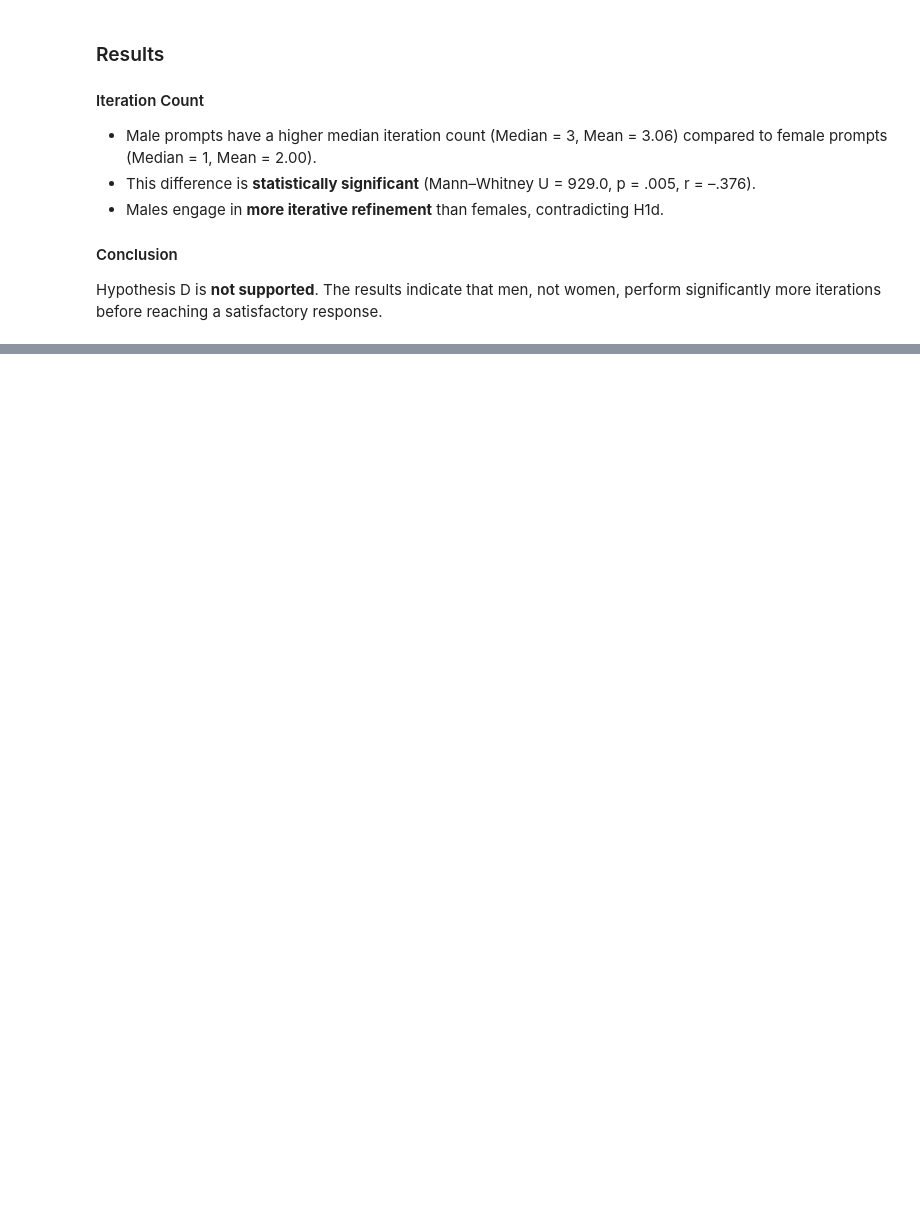
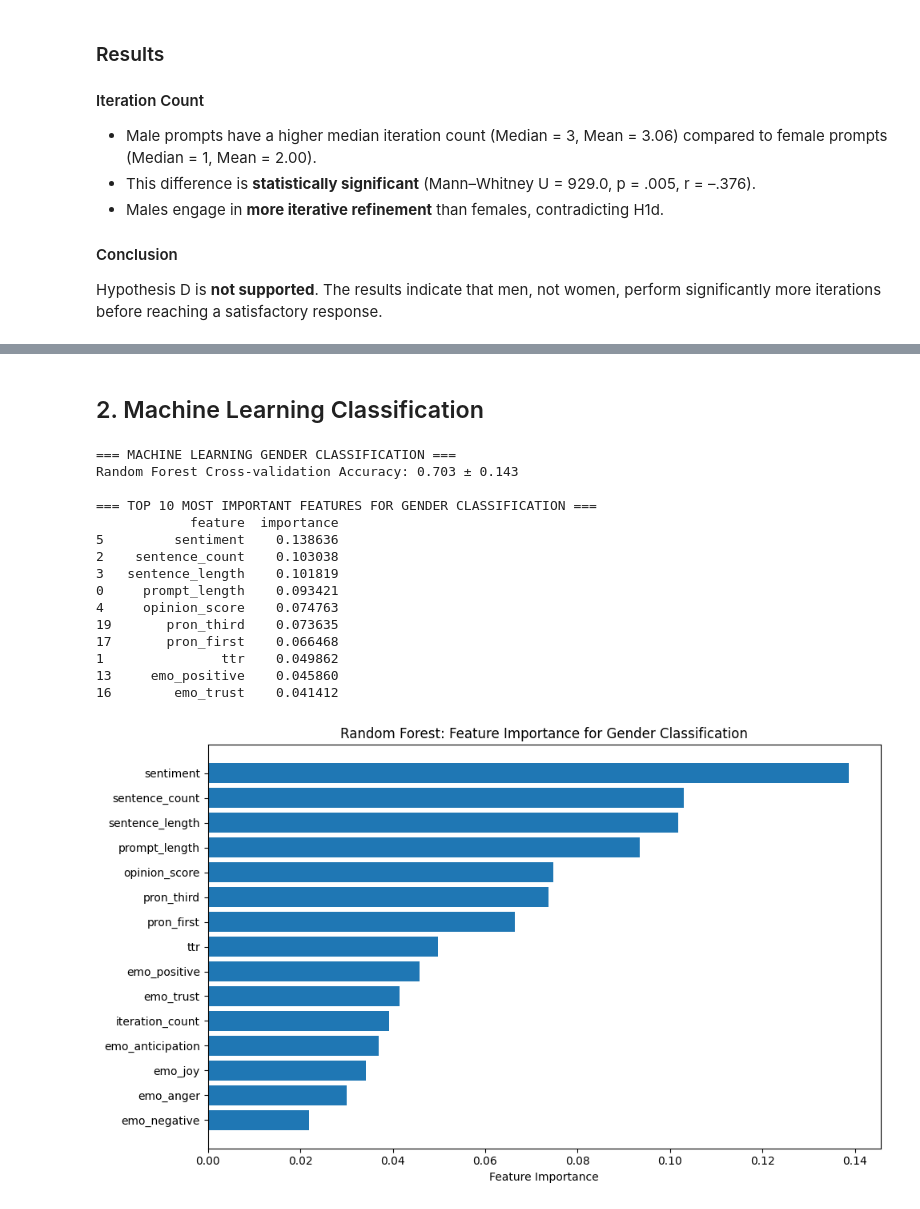
Before and after one commit to AlizaRK/hmi-ai-prompting, a Jupyter notebook: data-analysis/analysis_basics.ipynb, the cells around one changed output, grey strips where cells are left out. Saved outputs shown, nothing was run; the diff lists cells and outputs as text; code cells hidden in the pictures; blank space fills up the shorter version.

```diff
--- a/data-analysis/analysis_basics.ipynb
+++ b/data-analysis/analysis_basics.ipynb
@@ -884,0 +958,8 @@ Hypothesis D is **not supported**. The results indicate that men, not women, per
+# %%
+personality_clean = personality_test.merge(
+    final_participants[['id', 'email_norm']],
+    left_on='participant_id',
+    right_on='id',
+    how='inner'
+)
+personality_clean.tail()
@@ -884,0 +975,5 @@ Hypothesis D is **not supported**. The results indicate that men, not women, per
+# %%
+grouped_conversations = grouped_conversations.merge(
+personality_clean, on='participant_id', how='left'
+)
+grouped_conversations.tail()
@@ -884,0 +1288,55 @@ Hypothesis D is **not supported**. The results indicate that men, not women, per
+# %% [markdown]
+## 2. Machine Learning Classification
+# %%
+# Prepare data for classification
+ml_features = available_features.copy()
+ml_data = grouped_conversations[ml_features + ['gender']].dropna()
+if len(ml_data) > 20:  # Minimum sample size for meaningful ML
+    X = ml_data[ml_features]
+    y = ml_data['gender']
+    # Random Forest Classifier
+    rf_classifier = RandomForestClassifier(n_estimators=100, random_state=42)
+
+    # Cross-validation scores
+    cv_scores = cross_val_score(rf_classifier, X, y, cv=5, scoring='accuracy')
+
+    print(f"\n=== MACHINE LEARNING GENDER CLASSIFICATION ===")
+    print(f"Random Forest Cross-validation Accuracy: {cv_scores.mean():.3f} ± {cv_scores.std():.3f}")
+
+    # Fit model to get feature importance
+    rf_classifier.fit(X, y)
+    feature_importance = pd.DataFrame({
+        'feature': ml_features,
+        'importance': rf_classifier.feature_importances_
+    }).sort_values('importance', ascending=False)
+
+    print("\n=== TOP 10 MOST IMPORTANT FEATURES FOR GENDER CLASSIFICATION ===")
+    print(feature_importance.head(10))
+
+    # Plot feature importance
+    plt.figure(figsize=(10, 6))
+    plt.barh(range(min(15, len(feature_importance))),
+            feature_importance.head(15)['importance'].values[::-1])
+    plt.yticks(range(min(15, len(feature_importance))),
+            feature_importance.head(15)['feature'].values[::-1])
+    plt.xlabel('Feature Importance')
+    plt.title('Random Forest: Feature Importance for Gender Classification')
+    plt.tight_layout()
+    plt.show()
+# %% [output]
+=== MACHINE LEARNING GENDER CLASSIFICATION ===
+Random Forest Cross-validation Accuracy: 0.703 ± 0.143
+
+=== TOP 10 MOST IMPORTANT FEATURES FOR GENDER CLASSIFICATION ===
+            feature  importance
+5         sentiment    0.138636
+2    sentence_count    0.103038
+3   sentence_length    0.101819
+0     prompt_length    0.093421
+4     opinion_score    0.074763
+19       pron_third    0.073635
+17       pron_first    0.066468
+1               ttr    0.049862
+13     emo_positive    0.045860
+16        emo_trust    0.041412
+[figure, added]
```
Also changed, not shown: parts of 70 cells of this notebook, 9 other files.
